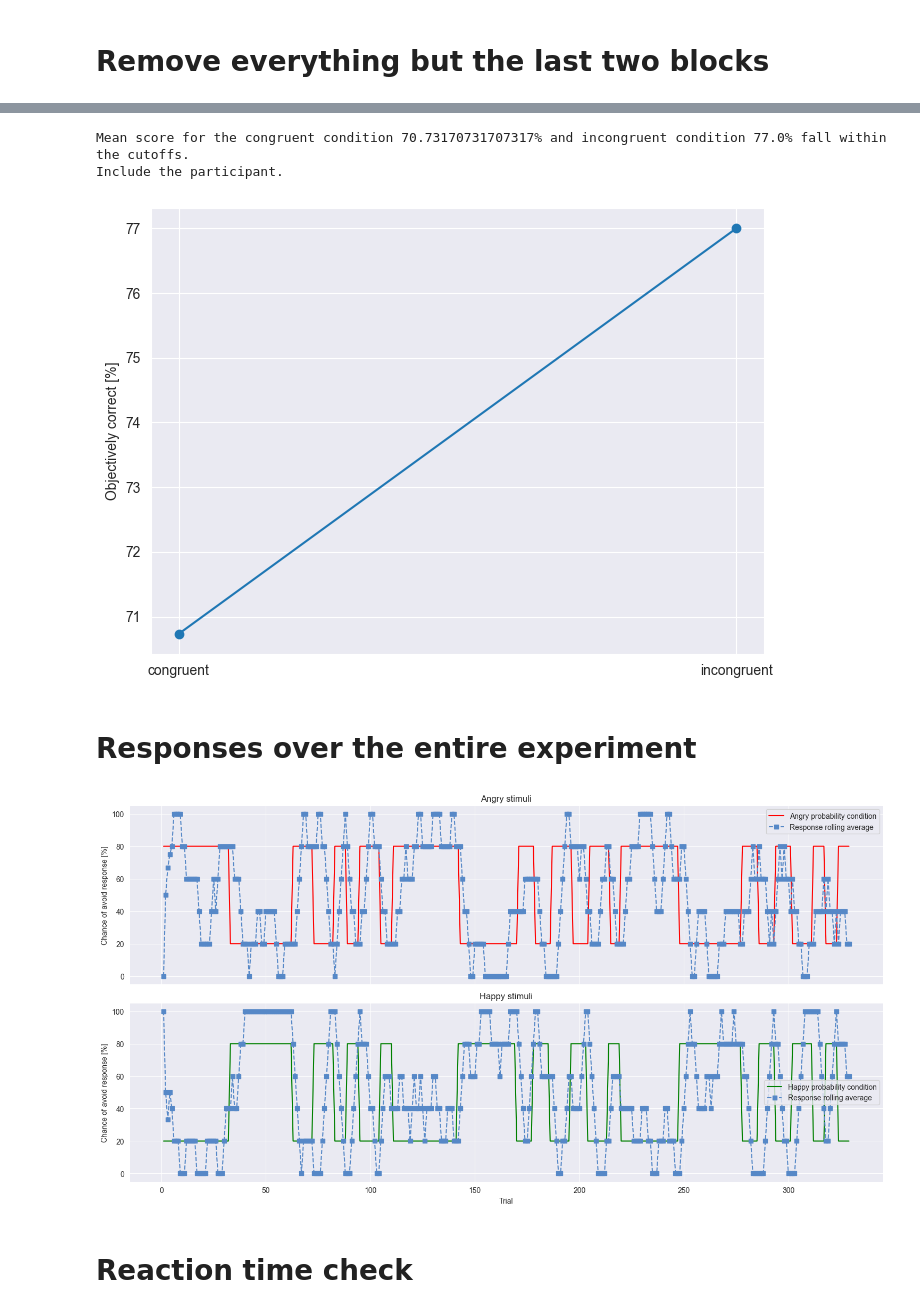
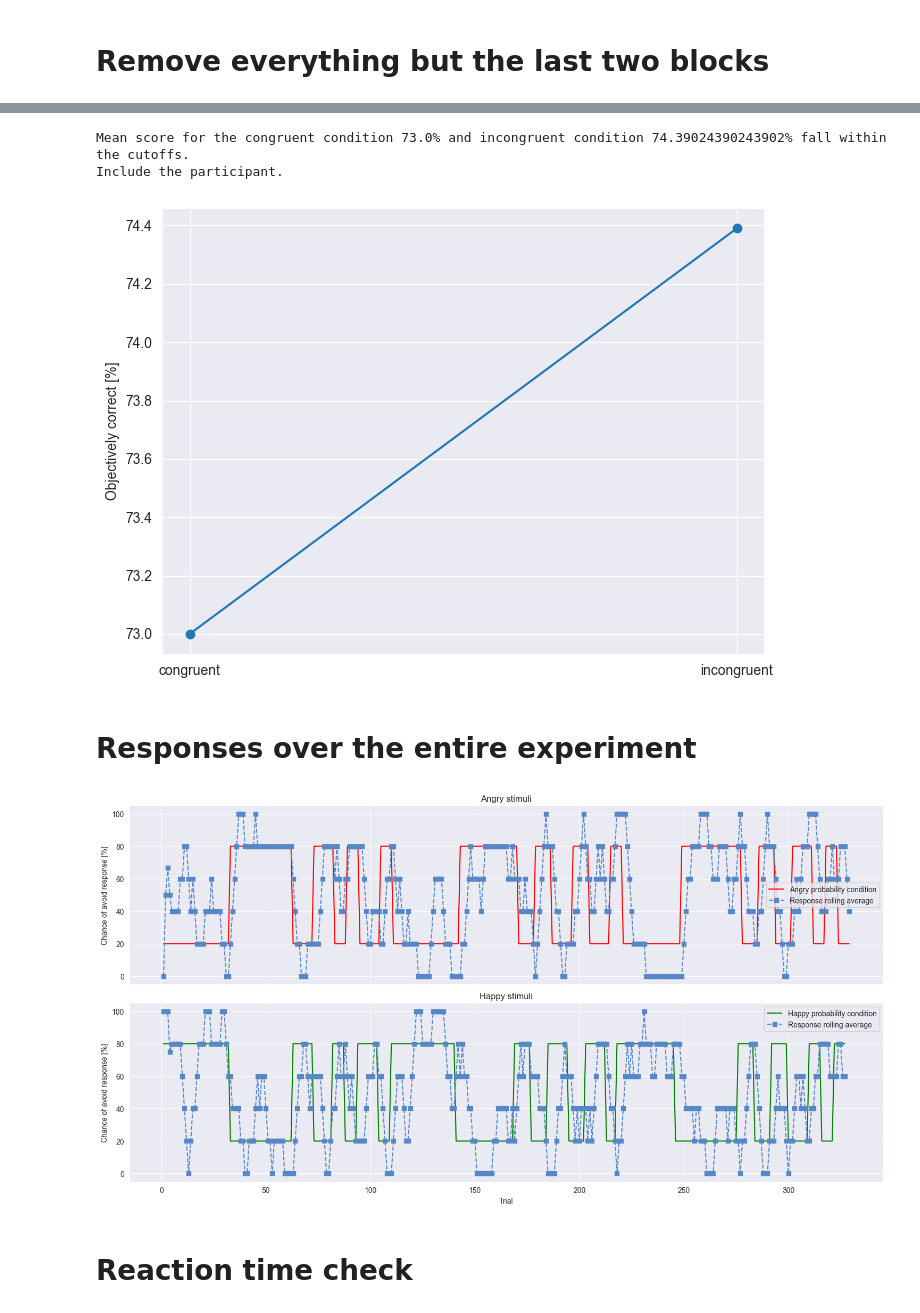
Before and after one commit to KTZ228/phd_1_analysis, a Jupyter notebook: pre-processing behavioural/standard parameters/exclusion_check.ipynb, the cells around one changed output, grey strips where cells are left out. Drawn from its saved outputs; the diff is of its cells as text; code cells hidden in the pictures.

```diff
--- a/pre-processing behavioural/standard parameters/exclusion_check.ipynb
+++ b/pre-processing behavioural/standard parameters/exclusion_check.ipynb
@@ -20,7 +20,7 @@ plot_range = [0, 6]
 # Loads the datapath, subject_id's and session numbers
 raw_output_path = '/Volumes/project/3025011.02/raw/'
 unique_subject_ids = [15]
-unique_sessions = [1]
+unique_sessions = [3]
 use_second_block = False
 
 # Load and combine the datasets
@@ -213,10 +213,10 @@ plt.show()
 # %%
-# Remove first trials after a switch
-last_blocks_results['time_since_switch'] = (
+# Remove first trials after a reversal
+last_blocks_results['time_since_reversal'] = (
     last_blocks_results.groupby((last_blocks_results['probability_condition'] != last_blocks_results['probability_condition'].shift()).cumsum())
       .cumcount()
 )
-last_blocks_results = last_blocks_results[last_blocks_results['time_since_switch'] != 0]
+last_blocks_results = last_blocks_results[last_blocks_results['time_since_reversal'] != 0]
 
 # Splitting the dataframe into the two congruent blocks
 dataframe_1 = last_blocks_results[last_blocks_results['congruency'] == 'congruent']
@@ -235,35 +235,35 @@ plt.plot(subject_data['x'], subject_data['data'], marker='o')
 
 # Allocate labels to x- and y-axis
 plt.xticks(np.arange(1,3,1), ['congruent', 'incongruent'])  # Set text labels.
 plt.ylabel('Objectively correct [%]')
 plot_name = 'all_trials_objective_performance_congruency'
 
 # Determine whether participant meets cutoff criteria
 cutoff_opposite = 100 - congruent_score + 10
 if congruent_score < 60:
     print(f'Mean score for the congruent condition {congruent_score:.2f}% is below the 60% threshold.\n'
           'Exclude the participant.\n')
     participant_excluded = True
 elif incongruent_score < 40:
     print(f'Mean score for the incongruent condition {incongruent_score:.2f}% is below the 40% threshold.\n'
           'Exclude the participant.\n')
     participant_excluded = True
 elif incongruent_score < cutoff_opposite:
     print(f'Mean score for the incongruent condition {incongruent_score:.2f}% is below the threshold 100 - congruent score + 10 ({cutoff_opposite:.2f}%).\n'
           'Exclude the participant.\n')
     participant_excluded = True
 else:
     print(f'Mean score for the congruent condition {congruent_score}% and incongruent condition {incongruent_score}% fall within the cutoffs.\n'
     'Include the participant.\n')
     participant_excluded = False
 
 # Show plot
 plt.tight_layout()
 plt.show()
 # %% [output]
-Mean score for the congruent condition 70.73170731707317% and incongruent condition 77.0% fall within the cutoffs.
+Mean score for the congruent condition 73.0% and incongruent condition 74.39024390243902% fall within the cutoffs.
 Include the participant.
-[figure, old version]
+[figure, new version]
 # %% [markdown]
 # Responses over the entire experiment
 # %%
@@ -318,7 +318,7 @@ axes[-1].set_xlabel('Trial')
 plt.tight_layout()
 plt.show()
 # %% [output]
-[figure, old version]
+[figure, new version]
 # %% [markdown]
 # Reaction time check
 # %%
```
Also changed, not shown: parts of 6 cells of this notebook, 2 other files.
